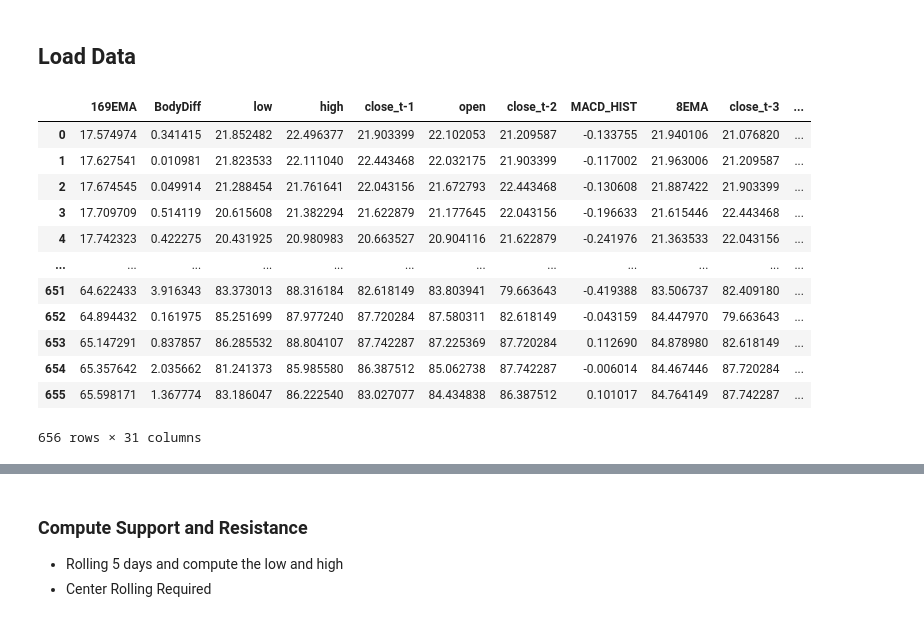
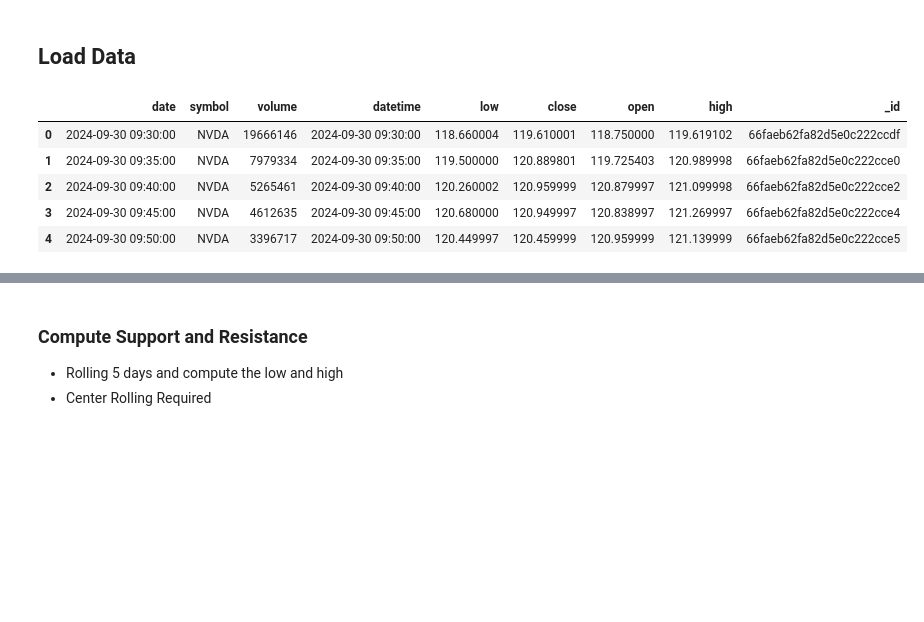
Before and after one commit to yiukitCheung/Stocks_Alert_System, a Jupyter notebook: jupyter notebook/stream_processing.ipynb, the cells around one changed output, grey strips where cells are left out. Drawn from its saved outputs; the diff is of its cells as text; code cells hidden in the pictures; blank space fills up the shorter version.

```diff
--- a/jupyter notebook/stream_processing.ipynb
+++ b/jupyter notebook/stream_processing.ipynb
@@ -6,22 +8,23 @@ import streamlit as st
 # %% [markdown]
 ## Load Data
-# %%
-df = pd.read_parquet("/Users/yiukitcheung/Documents/Projects/Stocks/train_data_repository/train_data.parquet")
-df
-# %% [output]
-|  | 169EMA | BodyDiff | low | high | close_t-1 | open | close_t-2 | MACD_HIST | 8EMA | close_t-3 | ... |
-| 0 | 17.574974 | 0.341415 | 21.852482 | 22.496377 | 21.903399 | 22.102053 | 21.209587 | -0.133755 | 21.940106 | 21.076820 | ... |
-| 1 | 17.627541 | 0.010981 | 21.823533 | 22.111040 | 22.443468 | 22.032175 | 21.903399 | -0.117002 | 21.963006 | 21.209587 | ... |
-| 2 | 17.674545 | 0.049914 | 21.288454 | 21.761641 | 22.043156 | 21.672793 | 22.443468 | -0.130608 | 21.887422 | 21.903399 | ... |
-| 3 | 17.709709 | 0.514119 | 20.615608 | 21.382294 | 21.622879 | 21.177645 | 22.043156 | -0.196633 | 21.615446 | 22.443468 | ... |
-| 4 | 17.742323 | 0.422275 | 20.431925 | 20.980983 | 20.663527 | 20.904116 | 21.622879 | -0.241976 | 21.363533 | 22.043156 | ... |
-| ... | ... | ... | ... | ... | ... | ... | ... | ... | ... | ... | ... |
-| 651 | 64.622433 | 3.916343 | 83.373013 | 88.316184 | 82.618149 | 83.803941 | 79.663643 | -0.419388 | 83.506737 | 82.409180 | ... |
-| 652 | 64.894432 | 0.161975 | 85.251699 | 87.977240 | 87.720284 | 87.580311 | 82.618149 | -0.043159 | 84.447970 | 79.663643 | ... |
-| 653 | 65.147291 | 0.837857 | 86.285532 | 88.804107 | 87.742287 | 87.225369 | 87.720284 | 0.112690 | 84.878980 | 82.618149 | ... |
-| 654 | 65.357642 | 2.035662 | 81.241373 | 85.985580 | 86.387512 | 85.062738 | 87.742287 | -0.006014 | 84.467446 | 87.720284 | ... |
-| 655 | 65.598171 | 1.367774 | 83.186047 | 86.222540 | 83.027077 | 84.434838 | 86.387512 | 0.101017 | 84.764149 | 87.742287 | ... |
-656 rows × 31 columns
+# %%
+Client = pymongo.MongoClient("mongodb://localhost:27017/")
+db = Client["streaming_data"]
+collection = db["5m_stock_datastream"]
+# Fetch NVDA and PLTR symbol from the database
+nvda_df = pd.DataFrame(list(collection.find({'symbol':'NVDA'})))
+pltr_df = pd.DataFrame(list(collection.find({'symbol':'PLTR'})))
+
+df = pd.concat([nvda_df, pltr_df], axis=0)
+# %%
+df.head()
+# %% [output]
+|  | date | symbol | volume | datetime | low | close | open | high | _id |
+| 0 | 2024-09-30 09:30:00 | NVDA | 19666146 | 2024-09-30 09:30:00 | 118.660004 | 119.610001 | 118.750000 | 119.619102 | 66faeb62fa82d5e0c222ccdf |
+| 1 | 2024-09-30 09:35:00 | NVDA | 7979334 | 2024-09-30 09:35:00 | 119.500000 | 120.889801 | 119.725403 | 120.989998 | 66faeb62fa82d5e0c222cce0 |
+| 2 | 2024-09-30 09:40:00 | NVDA | 5265461 | 2024-09-30 09:40:00 | 120.260002 | 120.959999 | 120.879997 | 121.099998 | 66faeb62fa82d5e0c222cce2 |
+| 3 | 2024-09-30 09:45:00 | NVDA | 4612635 | 2024-09-30 09:45:00 | 120.680000 | 120.949997 | 120.838997 | 121.269997 | 66faeb62fa82d5e0c222cce4 |
+| 4 | 2024-09-30 09:50:00 | NVDA | 3396717 | 2024-09-30 09:50:00 | 120.449997 | 120.459999 | 120.959999 | 121.139999 | 66faeb62fa82d5e0c222cce5 |
 # %% [markdown]
 ## Support Resistance Detection
 
```
Also changed, not shown: parts of 12 cells of this notebook, 5 other files.
